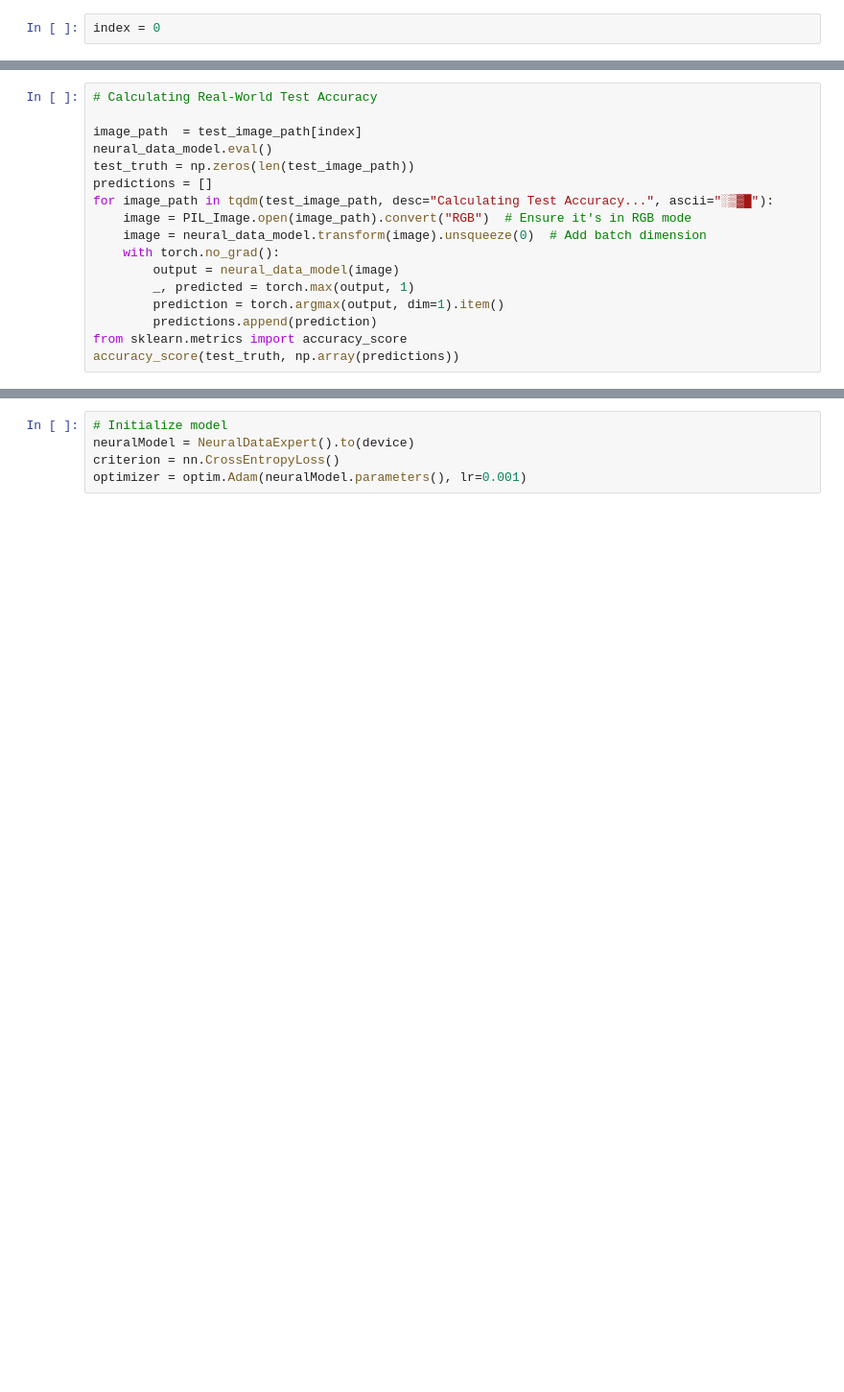
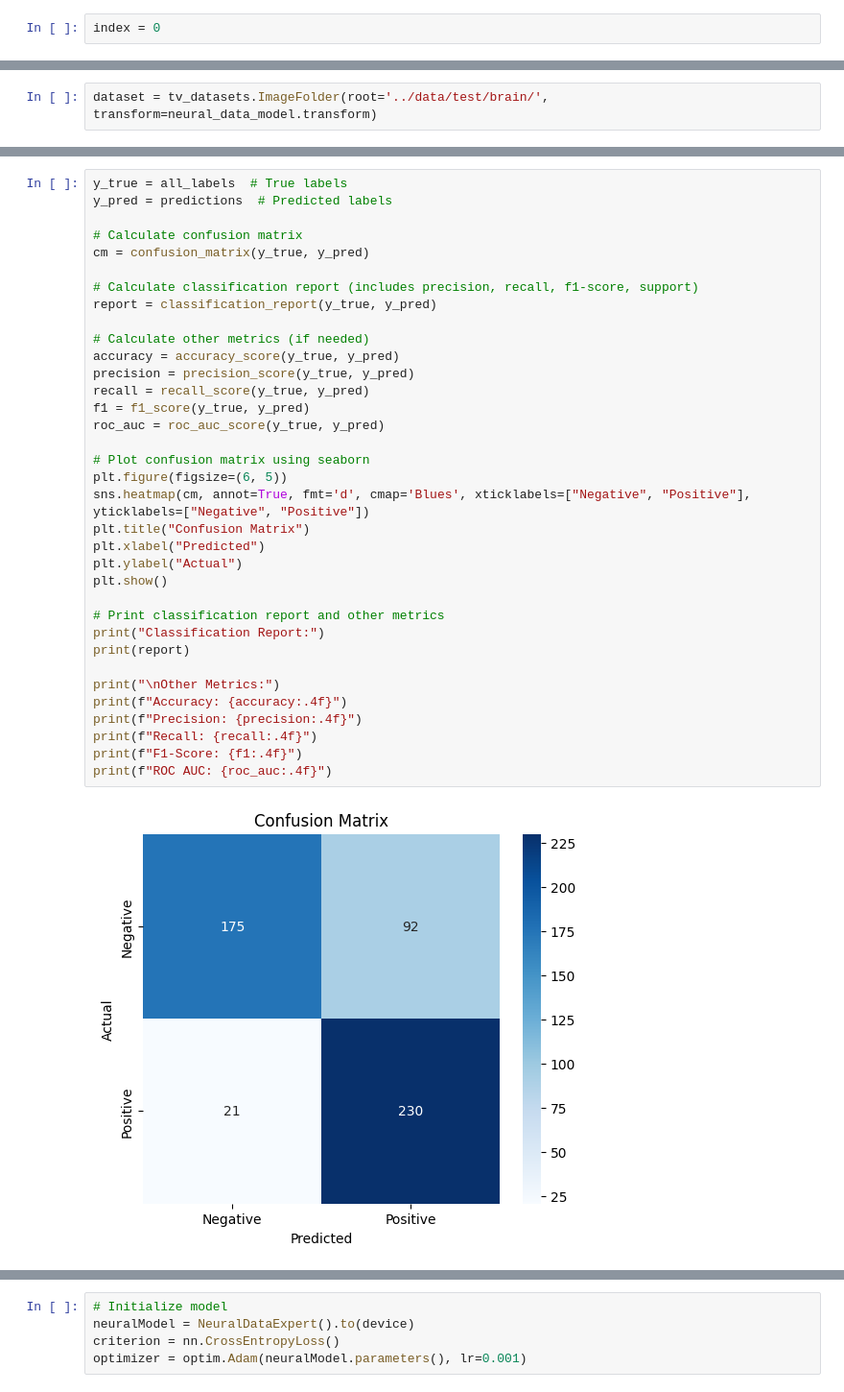
Before and after one commit to efwoods/kernel-brain-data, a Jupyter notebook: notebooks/lex-only-training-data.ipynb, the cells around one changed output, grey strips where cells are left out. Shown at 96% size. Cells and saved outputs as stored; diff of their text form; blank space fills up the shorter version.

```diff
--- a/notebooks/lex-only-training-data.ipynb
+++ b/notebooks/lex-only-training-data.ipynb
@@ -764,17 +910,0 @@ index
-# %%
-# Calculating Real-World Test Accuracy
-
-image_path  = test_image_path[index]
-neural_data_model.eval()
-test_truth = np.zeros(len(test_image_path))
-predictions = []
-for image_path in tqdm(test_image_path, desc="Calculating Test Accuracy...", ascii="░▒▓█"):
-    image = PIL_Image.open(image_path).convert("RGB")  # Ensure it's in RGB mode
-    image = neural_data_model.transform(image).unsqueeze(0)  # Add batch dimension
-    with torch.no_grad():
-        output = neural_data_model(image)
-        _, predicted = torch.max(output, 1)
-        prediction = torch.argmax(output, dim=1).item()
-        predictions.append(prediction)
-from sklearn.metrics import accuracy_score
-accuracy_score(test_truth, np.array(predictions))
@@ -806,0 +911,2 @@ index
+# %%
+dataset = tv_datasets.ImageFolder(root='../data/test/brain/', transform=neural_data_model.transform)
@@ -806,0 +983,37 @@ index
+# %%
+y_true = all_labels  # True labels
+y_pred = predictions  # Predicted labels
+
+# Calculate confusion matrix
+cm = confusion_matrix(y_true, y_pred)
+
+# Calculate classification report (includes precision, recall, f1-score, support)
+report = classification_report(y_true, y_pred)
+
+# Calculate other metrics (if needed)
+accuracy = accuracy_score(y_true, y_pred)
+precision = precision_score(y_true, y_pred)
+recall = recall_score(y_true, y_pred)
+f1 = f1_score(y_true, y_pred)
+roc_auc = roc_auc_score(y_true, y_pred)
+
+# Plot confusion matrix using seaborn
+plt.figure(figsize=(6, 5))
+sns.heatmap(cm, annot=True, fmt='d', cmap='Blues', xticklabels=["Negative", "Positive"], yticklabels=["Negative", "Positive"])
+plt.title("Confusion Matrix")
+plt.xlabel("Predicted")
+plt.ylabel("Actual")
+plt.show()
+
+# Print classification report and other metrics
+print("Classification Report:")
+print(report)
+
+print("\nOther Metrics:")
+print(f"Accuracy: {accuracy:.4f}")
+print(f"Precision: {precision:.4f}")
+print(f"Recall: {recall:.4f}")
+print(f"F1-Score: {f1:.4f}")
+print(f"ROC AUC: {roc_auc:.4f}")
+# %% [output]
+[figure, added]
```
Also changed, not shown: parts of 71 cells of this notebook, 1 other file.
